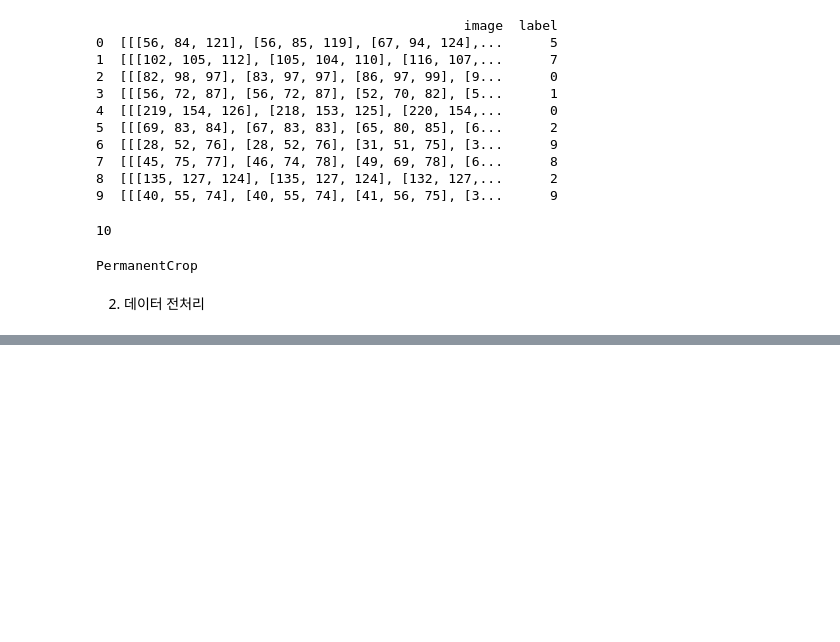
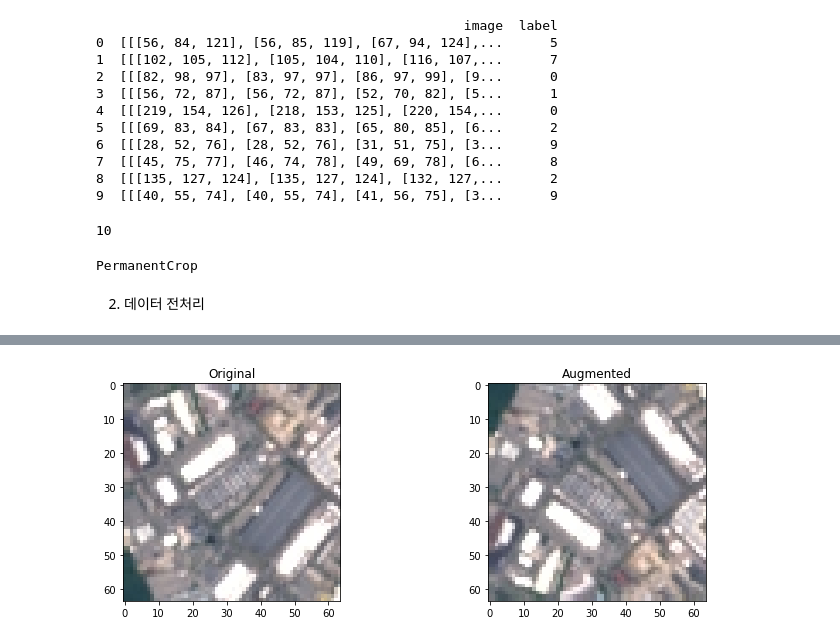
Before and after one commit to yoooniverse/tf-practice, a Jupyter notebook: eurosat_augmentation.ipynb, the cells around one changed output, grey strips where cells are left out. Drawn from its saved outputs; the diff is of its cells as text; code cells hidden in the pictures; blank space fills up the shorter version.

```diff
--- a/eurosat_augmentation.ipynb
+++ b/eurosat_augmentation.ipynb
@@ -106,0 +213,6 @@ valid_data = valid_data.batch(BATCH_SIZE).cache().prefetch(tf.data.AUTOTUNE)
+# %%
+#상하 뒤집기
+up_flip = tf.image.flip_up_down(image)
+plot_augmentation(image, up_flip)
+# %% [output]
+[figure, added]
```
Also changed, not shown: parts of 21 cells of this notebook, 2 other files.
